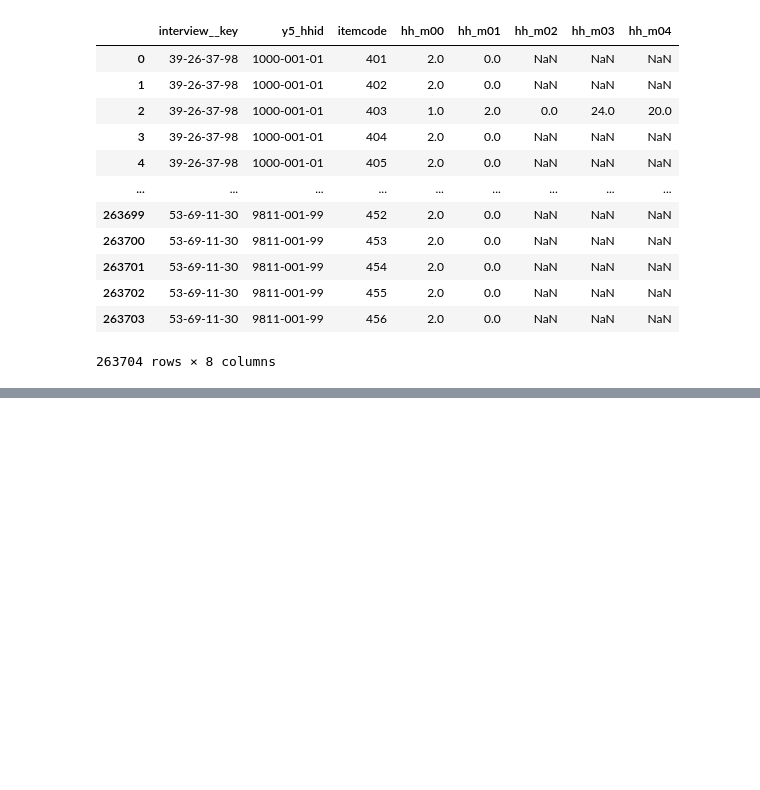
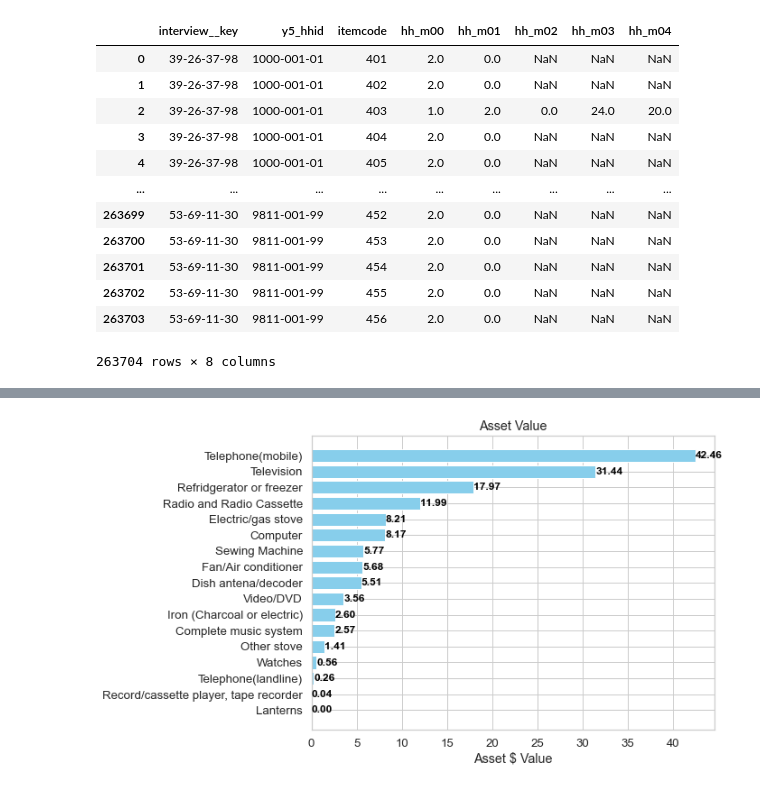
Before and after one commit to whitehackr/solar_tz, a Jupyter notebook: data_and_analysis/survey_review_.ipynb, the cells around one changed output, grey strips where cells are left out. Drawn from its saved outputs; the diff is of its cells as text; code cells hidden in the pictures; blank space fills up the shorter version.

```diff
--- a/data_and_analysis/survey_review_.ipynb
+++ b/data_and_analysis/survey_review_.ipynb
@@ -807,0 +991,5 @@ m_hh_assets
+# %%
+m_hh_assets['item'] = m_hh_assets['itemcode'].map(item_dict_1).fillna('other')
+m_hh_assets['item_class'] = m_hh_assets['itemcode'].map(category_dict_1).fillna('other')
+# %%
+m_hh_assets['total_value'] = m_hh_assets['hh_m01'] * m_hh_assets['hh_m04']
@@ -807,0 +1014,2 @@ m_hh_assets
+# %%
+hh_appliances_total = pd.pivot_table(m_hh_assets[m_hh_assets['item_class'] == 'Appliances & Electronics'], values = 'total_value', index = 'y5_hhid', columns = 'item', aggfunc = 'sum', fill_value = 0)
@@ -807,0 +1033,22 @@ m_hh_assets
+# %%
+mean_values = hh_appliances_total.iloc[:,:-1].mean()
+sorted_columns = mean_values.sort_values(ascending=True).index
+sorted_df = hh_appliances_total[sorted_columns]
+
+# Create horizontal bar plots for each column
+plt.figure(figsize=(8, 6))
+
+# Iterate over each column and create a horizontal bar plot
+for idx, column in enumerate(sorted_df.columns):
+    mean_value = sorted_df[column].mean()
+    plt.barh(idx, mean_value, color='skyblue', label=column)
+    plt.text(mean_value, idx, f'{mean_value:.2f}', va='center', ha='left', color='black', fontweight='bold', fontsize=12)
+
+# Set y-axis ticks and labels
+plt.yticks(range(len(sorted_df.columns)), sorted_df.columns)
+plt.xlabel('Asset $ Value')
+plt.title('Asset Value')
+
+plt.show()
+# %% [output]
+[figure, added]
```
Also changed, not shown: parts of 12 cells of this notebook.
